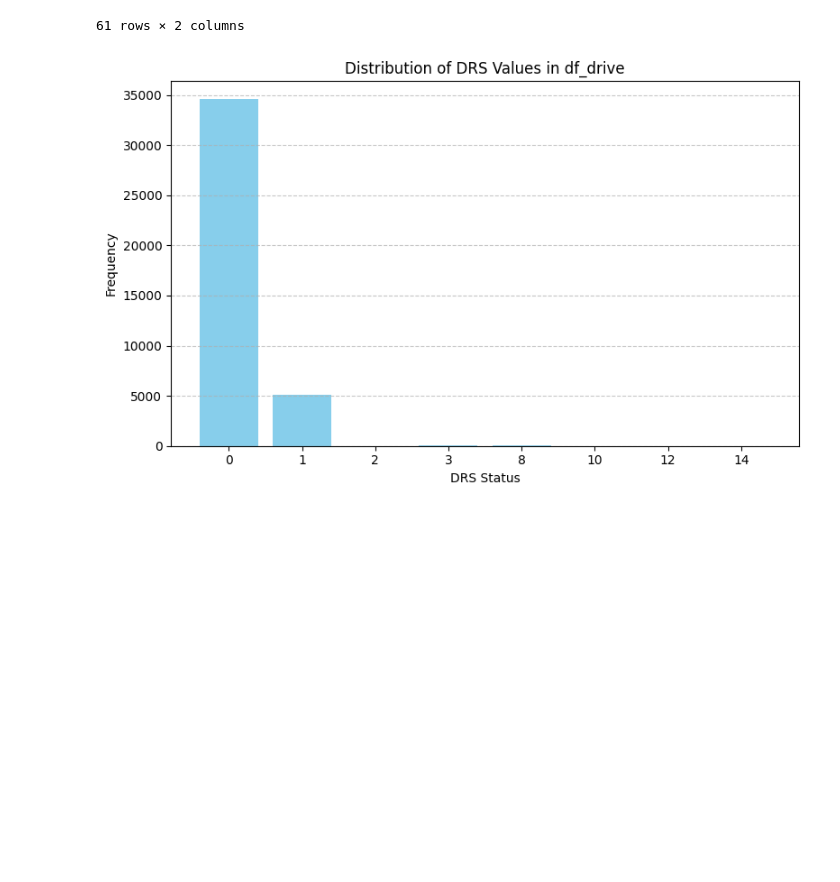
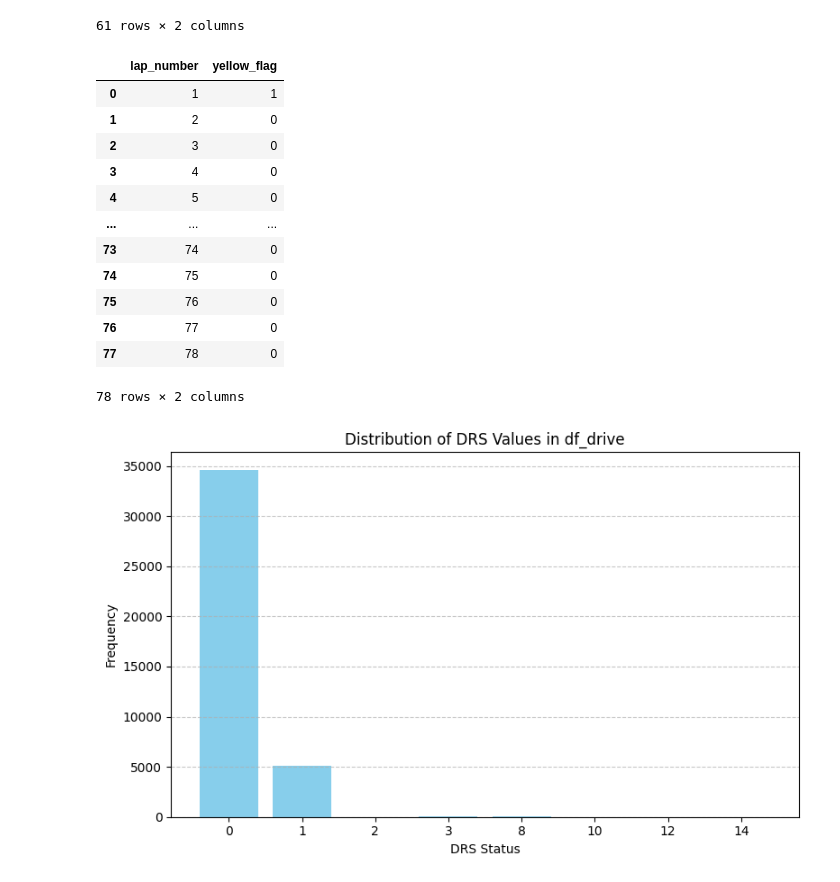
Before and after one commit to JigyashuSaravta/2025Spring_Final_F1, a Jupyter notebook: eda.ipynb, the cells around one changed output. Cells and saved outputs as stored; diff of their text form; code cells hidden in the pictures; blank space fills up the shorter version.

```diff
--- a/eda.ipynb
+++ b/eda.ipynb
@@ -56,3 +56,24 @@ lap_yellow_flags
 | 59 | 77 | 0 |
 | 60 | 78 | 0 |
 61 rows × 2 columns
+# %%
+all_laps = pd.RangeIndex(start=1, stop=79, name='lap_number')
+lap_yellow_flags = lap_yellow_flags.set_index('lap_number').reindex(all_laps)
+lap_yellow_flags['yellow_flag'] = lap_yellow_flags['yellow_flag'].fillna(0).astype(int)
+lap_yellow_flags = lap_yellow_flags.reset_index()
+# %%
+lap_yellow_flags
+# %% [output]
+|  | lap_number | yellow_flag |
+| 0 | 1 | 1 |
+| 1 | 2 | 0 |
+| 2 | 3 | 0 |
+| 3 | 4 | 0 |
+| 4 | 5 | 0 |
+| ... | ... | ... |
+| 73 | 74 | 0 |
+| 74 | 75 | 0 |
+| 75 | 76 | 0 |
+| 76 | 77 | 0 |
+| 77 | 78 | 0 |
+78 rows × 2 columns
```
Also changed, not shown: parts of 1 cell of this notebook, 2 other files.
